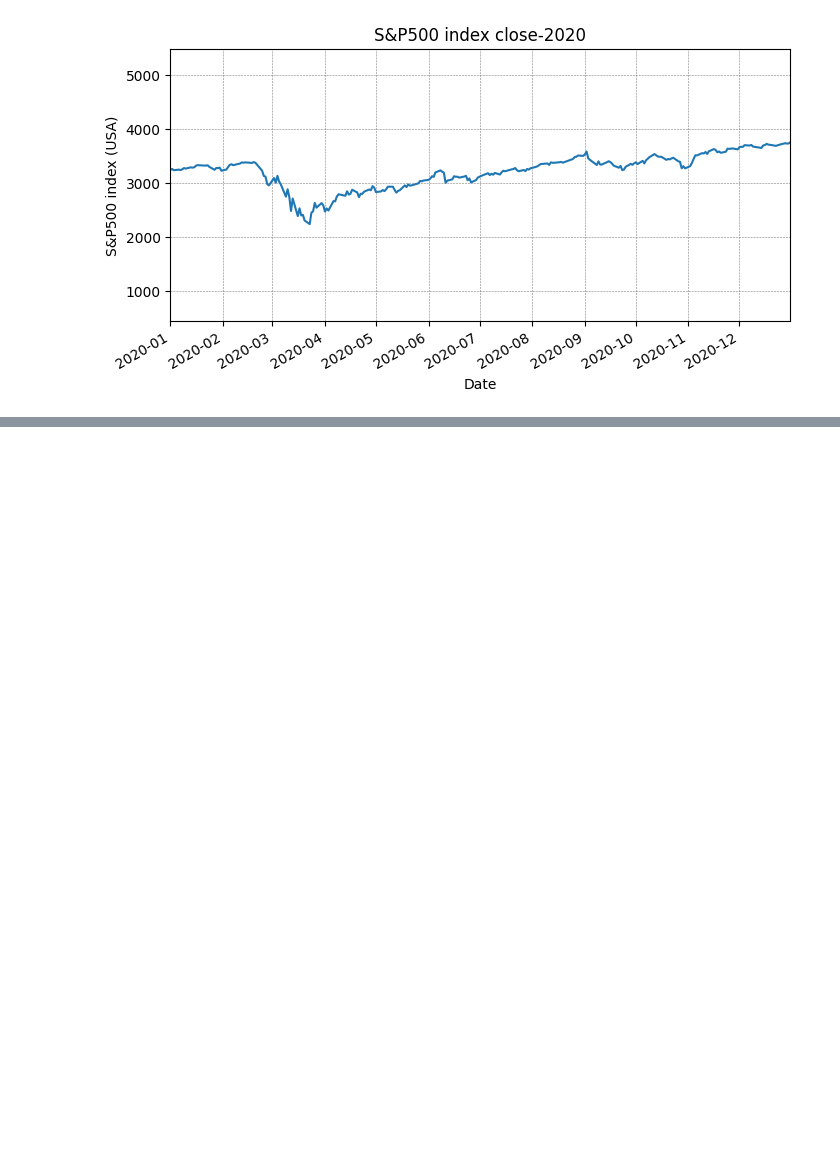
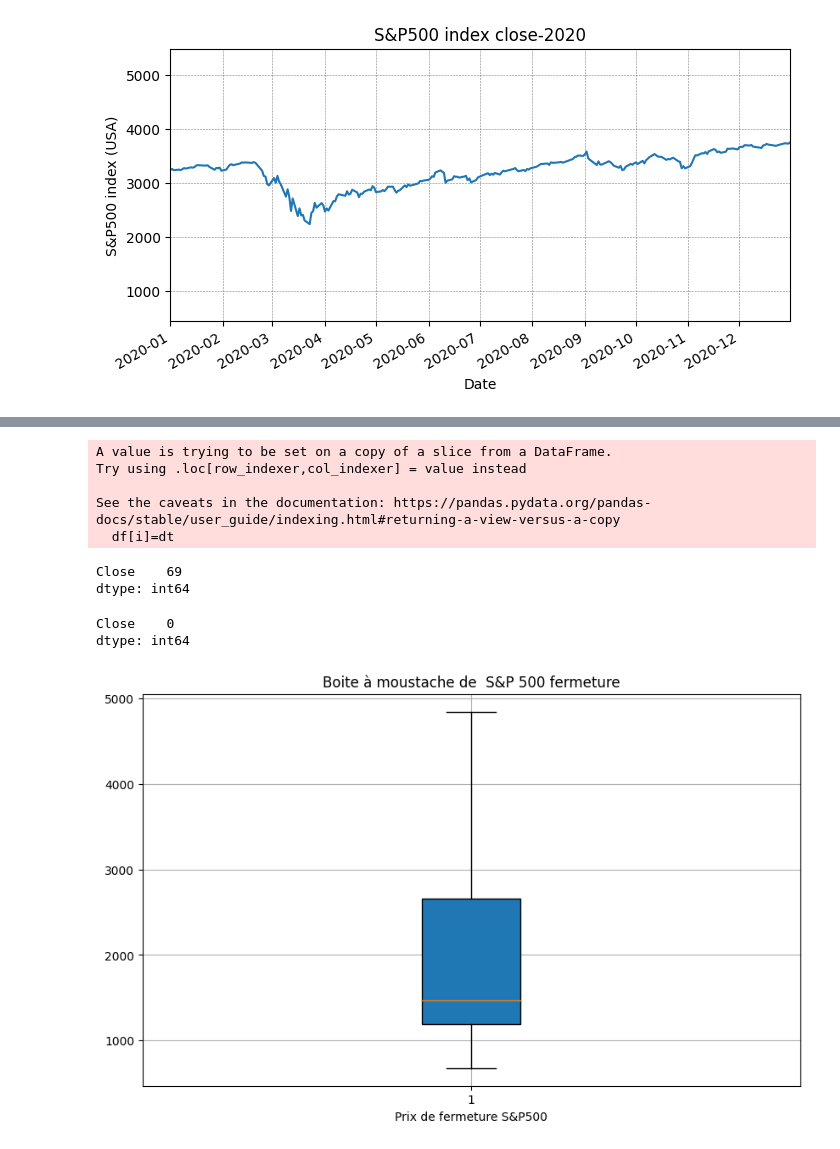
Before and after one commit to Boubacar5400/Mon_projet_ML, a Jupyter notebook: Mon_projet_Final.ipynb, the cells around one changed output, grey strips where cells are left out. Drawn from its saved outputs; the diff is of its cells as text; code cells hidden in the pictures; blank space fills up the shorter version.

```diff
--- a/Mon_projet_Final.ipynb
+++ b/Mon_projet_Final.ipynb
@@ -105,0 +116,38 @@ plt.show()
+# %%
+for i in df.columns:
+    dt=np.array(df[i])
+    Q1=np.percentile(dt,25)
+    Q3=np.percentile(dt,75)
+    IQ=Q3-Q1
+    upper=Q3+1.5*IQ
+    lower=Q1-1.5*IQ
+
+    dt[(dt[:]>upper) | (dt[:]<lower)]=np.nan
+    df[i]=dt
+# %% [output]
+A value is trying to be set on a copy of a slice from a DataFrame.
+Try using .loc[row_indexer,col_indexer] = value instead
+
+See the caveats in the documentation: https://pandas.pydata.org/pandas-docs/stable/user_guide/indexing.html#returning-a-view-versus-a-copy
+  df[i]=dt
+# %%
+df.isna().sum()
+# %% [output]
+Close    69
+dtype: int64
+# %%
+# par la methode d'interpolation linéaire
+df=df.interpolate(method='linear', axis=0)
+df.isna().sum()
+# %% [output]
+Close    0
+dtype: int64
+# %%
+plt.figure(figsize=(10, 6))
+plt.boxplot(df.Close, vert=True, patch_artist=True)
+plt.title('Boite à moustache de  S&P 500 fermeture')
+plt.xlabel('Prix de fermeture S&P500')
+plt.grid(True)
+plt.show()
+# %% [output]
+[figure, added]
```
Also changed, not shown: parts of 80 cells of this notebook.
